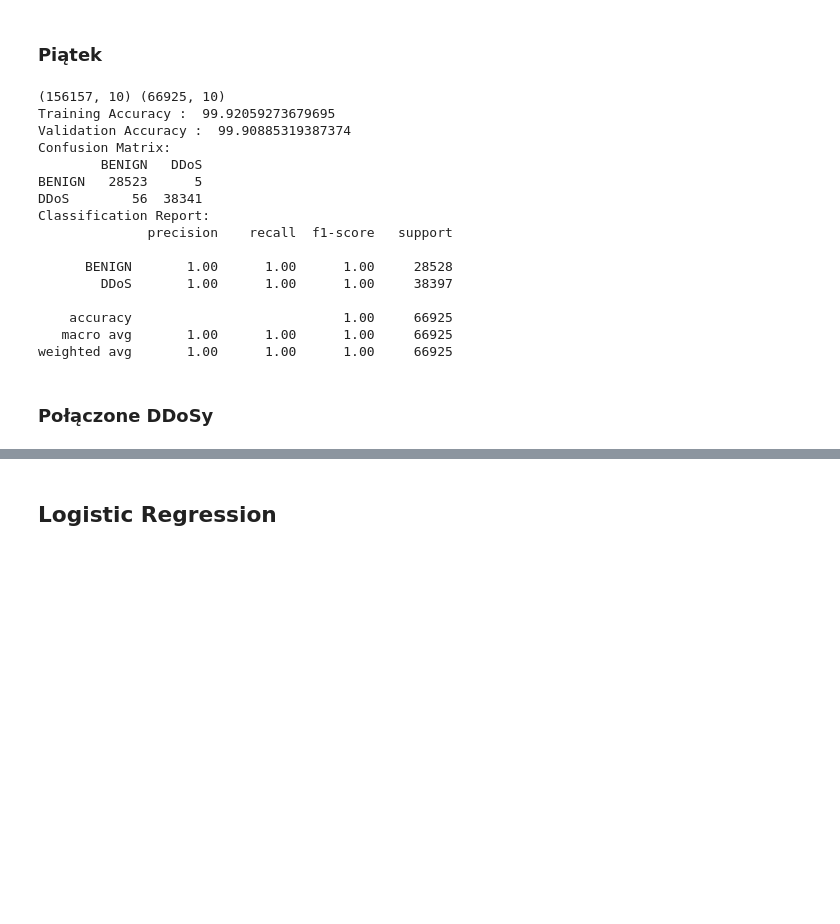
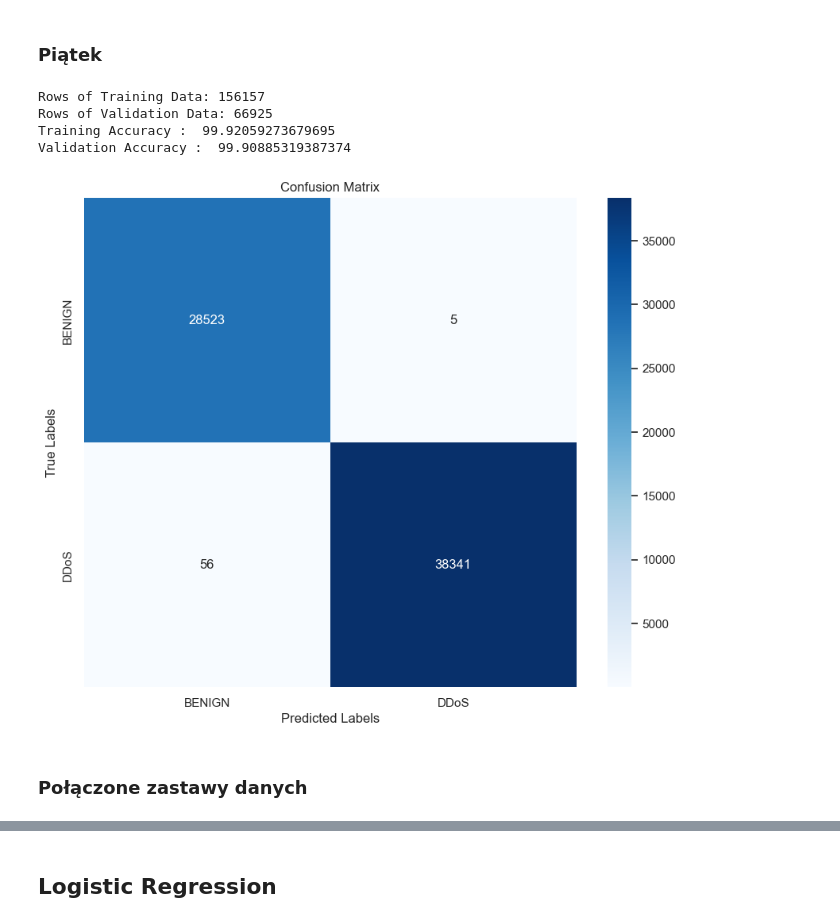
Before and after one commit to dwdwjtwcz/ids2017-anomaly-detection, a Jupyter notebook: podsumowanie3.ipynb, the cells around one changed output, grey strips where cells are left out. Saved outputs shown, nothing was run; the diff lists cells and outputs as text; code cells hidden in the pictures; blank space fills up the shorter version.

```diff
--- a/podsumowanie3.ipynb
+++ b/podsumowanie3.ipynb
@@ -385,51 +376,38 @@ Heartbleed             0              0                 0         0
 # %%
 data2 = pd.read_parquet('./IDS2017/Final/Friday.parquet')
 
 
 X = data2.drop(columns=['Label'])
 y = data2['Label']
 
+X_train, X_val, Y_train, Y_val = train_test_split(X,y,test_size = 0.3,random_state=2022)
 
-X_train, X_val, Y_train, Y_val = train_test_split(X, y, test_size=0.3, random_state=2022)
-print(X_train.shape, X_val.shape)
+print(f"Rows of Training Data: {X_train.shape[0]}")
+print(f"Rows of Validation Data: {X_val.shape[0]}")
 
 model2 = RandomForestClassifier()
 model2.fit(X_train, Y_train)
+print('Training Accuracy : ',metrics.accuracy_score(Y_train, model2.predict(X_train))*100)
+print('Validation Accuracy : ', metrics.accuracy_score(Y_val, model2.predict(X_val))*100)
 
-print('Training Accuracy : ', metrics.accuracy_score(Y_train, model2.predict(X_train)) * 100)
-print('Validation Accuracy : ', metrics.accuracy_score(Y_val, model2.predict(X_val)) * 100)
-
-
+class_labels = y.unique()
 confusion_matrix = metrics.confusion_matrix(Y_val, model2.predict(X_val))
-class_labels = sorted(Y_val.unique())
-
 confusion_df = pd.DataFrame(confusion_matrix, index=class_labels, columns=class_labels)
 
-print("Confusion Matrix:")
-print(confusion_df)
-
-classification_report = metrics.classification_report(Y_val, model2.predict(X_val), target_names=class_labels)
-print("Classification Report:")
-print(classification_report)
+plt.figure(figsize=(10, 8))
+sns.heatmap(confusion_df, annot=True, fmt='d', cmap='Blues')
+plt.xlabel('Predicted Labels')
+plt.ylabel('True Labels')
+plt.title('Confusion Matrix')
+plt.show()
 # %% [output]
-(156157, 10) (66925, 10)
+Rows of Training Data: 156157
+Rows of Validation Data: 66925
 Training Accuracy :  99.92059273679695
 Validation Accuracy :  99.90885319387374
-Confusion Matrix:
-        BENIGN   DDoS
-BENIGN   28523      5
-DDoS        56  38341
-Classification Report:
-              precision    recall  f1-score   support
-
-      BENIGN       1.00      1.00      1.00     28528
-        DDoS       1.00      1.00      1.00     38397
-
-    accuracy                           1.00     66925
-   macro avg       1.00      1.00      1.00     66925
-weighted avg       1.00      1.00      1.00     66925
+[figure, added]
 # %% [markdown]
-### Połączone DDoSy
+### Połączone zastawy danych
 # %%
 data3 = pd.read_parquet('./IDS2017/Final/Combined.parquet')
 
```
Also changed, not shown: parts of 13 cells of this notebook.
